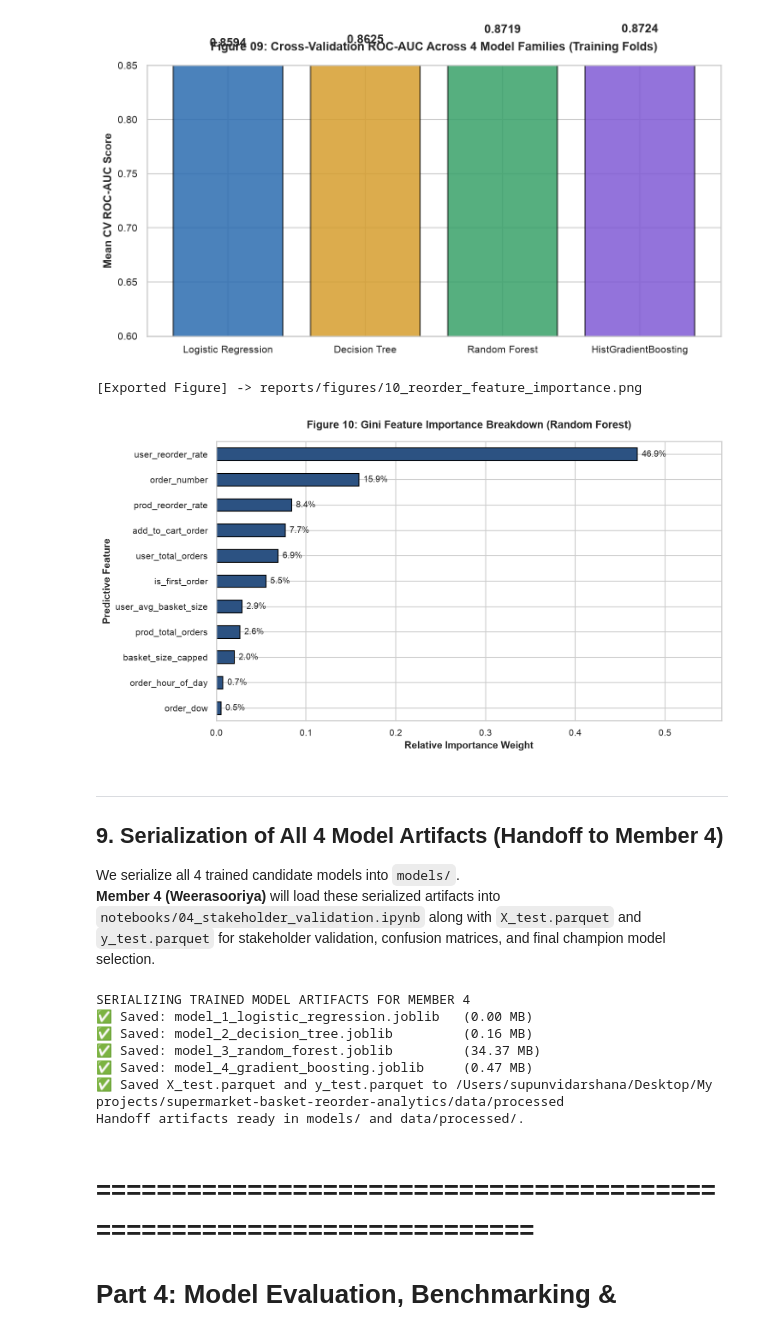
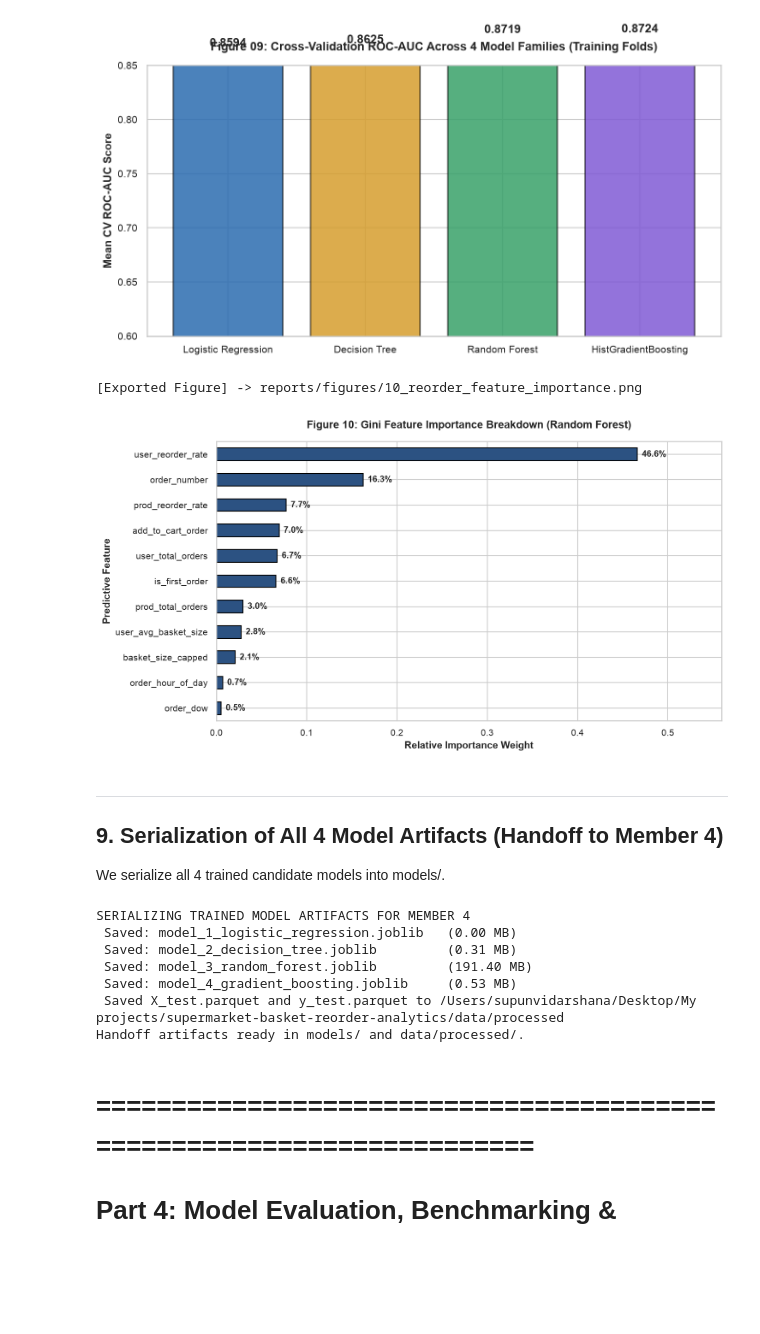
Before and after one commit to Chathuka-Pehesara/supermarket-basket-reorder-analytics, a Jupyter notebook: notebooks/05_final_complete_workflow.ipynb, the cells around one changed output. Saved outputs shown, nothing was run; the diff lists cells and outputs as text; code cells hidden in the pictures; blank space fills up the shorter version.

Commit message:
feat(notebooks): update 05_final_complete_workflow with latest upstream reorder and validation cells

```diff
--- a/notebooks/05_final_complete_workflow.ipynb
+++ b/notebooks/05_final_complete_workflow.ipynb
@@ -1509,12 +1537,12 @@ lr_search = GridSearchCV(
     scoring="roc_auc",
     n_jobs=-1
 )
-lr_search.fit(X_train, y_train)
+lr_search.fit(X_train_res, y_train_res)
 
 # 2. Extract best pipeline model
 lr_model = lr_search.best_estimator_
 best_c = lr_search.best_params_["classifier__C"]
-print(f"✅ Best Logistic Regression Variety: C = {best_c} (CV ROC-AUC: {lr_search.best_score_:.4f})")
+print(f" Best Logistic Regression Variety: C = {best_c} (CV ROC-AUC: {lr_search.best_score_:.4f})")
 
 # 3. Extract Odds Ratios from the underlying classifier step
 fitted_classifier = lr_model.named_steps["classifier"]
@@ -1558,10 +1586,10 @@ dt_search = GridSearchCV(
     scoring="roc_auc",
     n_jobs=-1
 )
-dt_search.fit(X_train, y_train)
+dt_search.fit(X_train_res, y_train_res)
 
 # Select best variety
 best_dt = dt_search.best_estimator_
-print(f"✅ Best Decision Tree Variety: {dt_search.best_params_} (CV ROC-AUC: {dt_search.best_score_:.4f})")
+print(f" Best Decision Tree Variety: {dt_search.best_params_} (CV ROC-AUC: {dt_search.best_score_:.4f})")
 # %% [output]
 Tuning Decision Tree across capacity and depth varieties...
@@ -1573,5 +1601,8 @@ We use `RandomizedSearchCV` across tree depth, number of estimators, and leaf sp
 # %%
+import warnings
+
 print("Tuning Random Forest across ensemble structure varieties...")
+
 rf_param_distributions = {
     "n_estimators": [50, 100, 150],
     "max_depth": [8, 12, 16],
@@ -1579,8 +1610,14 @@ rf_param_distributions = {
     "max_features": ["sqrt", "log2"]
 }
 
+rf_base = RandomForestClassifier(
+    random_state=42,
+    class_weight="balanced"
+)
+
+# 2. RandomizedSearchCV handle parallel execution across search candidates
 rf_search = RandomizedSearchCV(
-    RandomForestClassifier(random_state=42, class_weight="balanced", n_jobs=-1),
+    estimator=rf_base,
     param_distributions=rf_param_distributions,
     n_iter=6,
     cv=3,
@@ -1588,10 +1625,14 @@ rf_search = RandomizedSearchCV(
     random_state=42,
     n_jobs=-1
 )
-rf_search.fit(X_train, y_train)
+
+# 3. Suppress internal joblib / thread config UserWarnings
+with warnings.catch_warnings():
+    warnings.simplefilter("ignore", category=UserWarning)
+    rf_search.fit(X_train_res, y_train_res)
 
 # Select best variety
 best_rf = rf_search.best_estimator_
-print(f"✅ Best Random Forest Variety: {rf_search.best_params_} (CV ROC-AUC: {rf_search.best_score_:.4f})")
+print(f" Best Random Forest Variety: {rf_search.best_params_} (CV ROC-AUC: {rf_search.best_score_:.4f})")
 # %% [output]
 Tuning Random Forest across ensemble structure varieties...
@@ -1603,5 +1644,8 @@ We implement `HistGradientBoostingClassifier`, a gradient boosted tree model tha
 # %%
+import warnings
+
 print("Tuning HistGradientBoosting across learning rate and depth varieties...")
+
 gb_param_grid = {
     "max_depth": [4, 8, 12],
     "learning_rate": [0.03, 0.07, 0.1],
@@ -1609,16 +1653,19 @@ gb_param_grid = {
 }
 
 gb_search = GridSearchCV(
-    HistGradientBoostingClassifier(random_state=42),
+    estimator=HistGradientBoostingClassifier(random_state=42),
     param_grid=gb_param_grid,
     cv=3,
     scoring="roc_auc",
     n_jobs=-1
 )
-gb_search.fit(X_train, y_train)
+
+with warnings.catch_warnings():
+    warnings.simplefilter("ignore")
+    gb_search.fit(X_train_res, y_train_res)
 
 # Select best variety
 gb_model = gb_search.best_estimator_
-print(f"✅ Best HistGradientBoosting Variety: {gb_search.best_params_} (CV ROC-AUC: {gb_search.best_score_:.4f})")
+print(f" Best HistGradientBoosting Variety: {gb_search.best_params_} (CV ROC-AUC: {gb_search.best_score_:.4f})")
 # %% [output]
 Tuning HistGradientBoosting across learning rate and depth varieties...
@@ -1713,28 +1760,27 @@ plt.show()
 # %%
 feat_importances = pd.Series(best_rf.feature_importances_, index=available_cols).sort_values(ascending=True)
 
 fig, ax = plt.subplots(figsize=(10, 5.5))
 feat_importances.plot(kind="barh", color="#2c5282", ax=ax, edgecolor="black")
 
 ax.set_title("Figure 10: Gini Feature Importance Breakdown (Random Forest)", pad=15)
 ax.set_xlabel("Relative Importance Weight", fontweight="bold")
 ax.set_ylabel("Predictive Feature", fontweight="bold")
 
 for i, val in enumerate(feat_importances):
-    ax.text(val + 0.005, i, f"{val*100:.1f}%", va="center", fontsize=9.5, fontweight="medium")
+    ax.text(val + 0.005, i, f"{val*100:.1f}%", va="center", fontsize=9.5, fontweight="bold")
 
 ax.set_xlim(0, feat_importances.max() * 1.20)
 plt.tight_layout()
 save_figure(fig, "10_reorder_feature_importance.png")
 plt.show()
 # %% [output]
 [Exported Figure] -> reports/figures/10_reorder_feature_importance.png
-[figure, old version]
+[figure, new version]
 # %% [markdown]
 ---
 ## 9. Serialization of All 4 Model Artifacts (Handoff to Member 4)
-We serialize all 4 trained candidate models into `models/`.
-**Member 4 (Weerasooriya)** will load these serialized artifacts into `notebooks/04_stakeholder_validation.ipynb` along with `X_test.parquet` and `y_test.parquet` for stakeholder validation, confusion matrices, and final champion model selection.
+We serialize all 4 trained candidate models into models/.
 # %%
 MODELS_DIR = PROJECT_ROOT / "models"
 MODELS_DIR.mkdir(parents=True, exist_ok=True)
@@ -1753,22 +1799,22 @@ for filename, model_obj in models_export.items():
     dest = MODELS_DIR / filename
     joblib.dump(model_obj, dest)
     size_mb = dest.stat().st_size / (1024 ** 2)
-    print(f"✅ Saved: {filename:<36} ({size_mb:.2f} MB)")
+    print(f" Saved: {filename:<36} ({size_mb:.2f} MB)")
 
 # Persist test partitions for Member 4
 PROCESSED_DIR = PROJECT_ROOT / "data" / "processed"
 X_test.to_parquet(PROCESSED_DIR / "X_test.parquet", index=False)
 y_test.to_frame(name="reordered").to_parquet(PROCESSED_DIR / "y_test.parquet", index=False)
 
-print(f"✅ Saved X_test.parquet and y_test.parquet to {PROCESSED_DIR}")
+print(f" Saved X_test.parquet and y_test.parquet to {PROCESSED_DIR}")
 print("Handoff artifacts ready in models/ and data/processed/.")
 # %% [output]
 SERIALIZING TRAINED MODEL ARTIFACTS FOR MEMBER 4
-✅ Saved: model_1_logistic_regression.joblib   (0.00 MB)
-✅ Saved: model_2_decision_tree.joblib         (0.16 MB)
-✅ Saved: model_3_random_forest.joblib         (34.37 MB)
-✅ Saved: model_4_gradient_boosting.joblib     (0.47 MB)
-✅ Saved X_test.parquet and y_test.parquet to /Users/supunvidarshana/Desktop/My projects/supermarket-basket-reorder-analytics/data/processed
+ Saved: model_1_logistic_regression.joblib   (0.00 MB)
+ Saved: model_2_decision_tree.joblib         (0.31 MB)
+ Saved: model_3_random_forest.joblib         (191.40 MB)
+ Saved: model_4_gradient_boosting.joblib     (0.53 MB)
+ Saved X_test.parquet and y_test.parquet to /Users/supunvidarshana/Desktop/My projects/supermarket-basket-reorder-analytics/data/processed
 Handoff artifacts ready in models/ and data/processed/.
 # %% [markdown]
 
```
Also changed, not shown: parts of 29 cells of this notebook.
